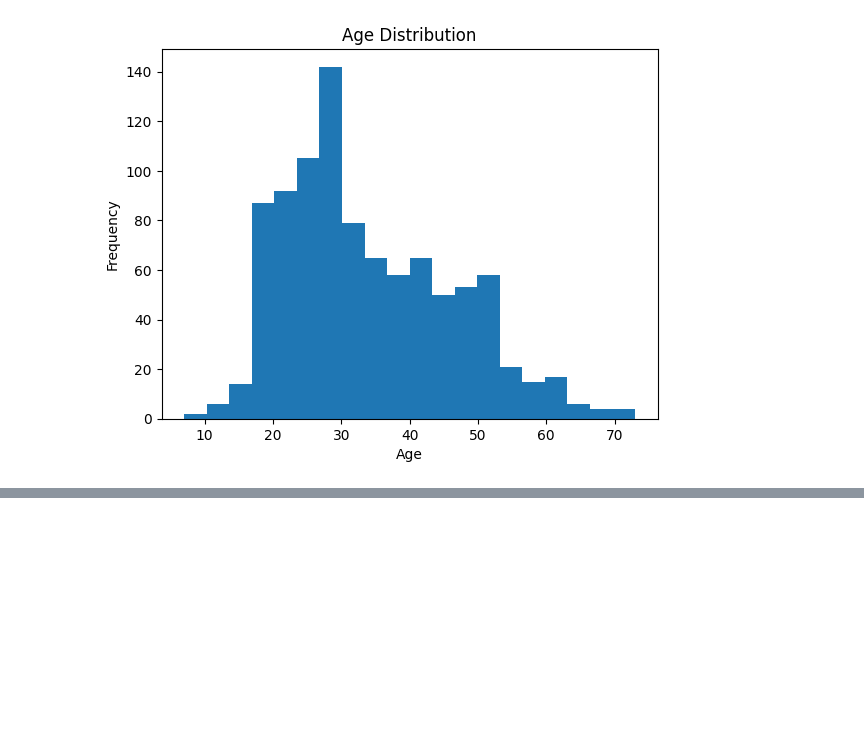
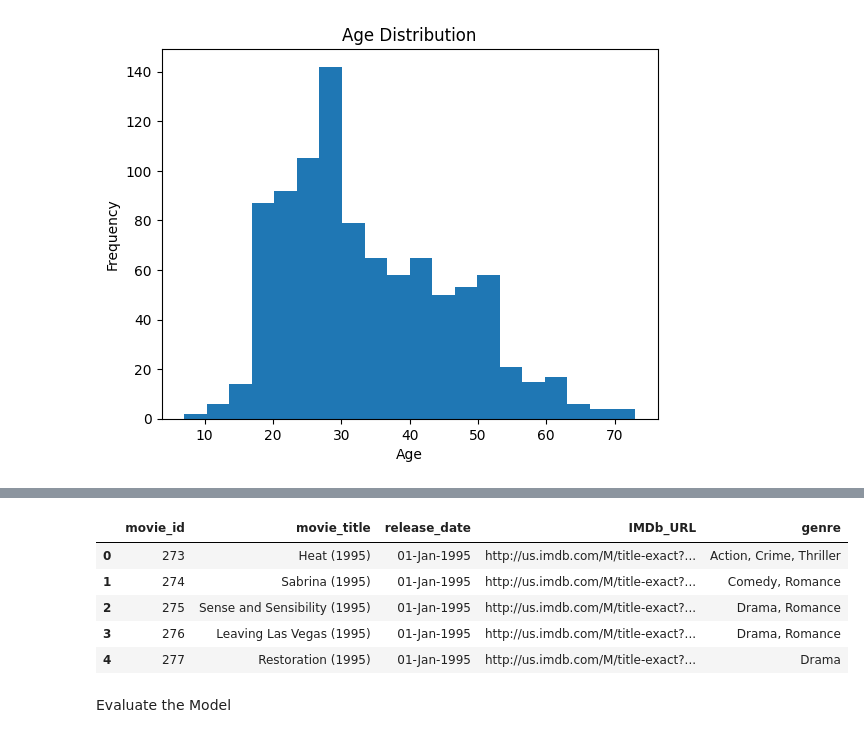
Before and after one commit to ThomasLiuuu/Projects, a Jupyter notebook: Movie Recommend/movie recommend.ipynb, the cells around one changed output, grey strips where cells are left out. Drawn from its saved outputs; the diff is of its cells as text; code cells hidden in the pictures; blank space fills up the shorter version.

Commit message:
load data, graphs, implemented svd

```diff
--- a/Movie Recommend/movie recommend.ipynb
+++ b/Movie Recommend/movie recommend.ipynb
@@ -36,0 +57,37 @@ users['age'].plot(kind='hist', bins=20, title='Age Distribution', xlabel='Age')
+# %%
+users_rating_mean = users_rating.mean(axis=1)
+user_rating = users_rating - users_rating_mean.values.reshape(-1, 1)
+
+u, sigma, vt = np.linalg.svd(user_rating, full_matrices=False)
+
+sigma = np.diag(sigma)
+# %%
+predict_raing = np.dot(np.dot(u, sigma), vt) + users_rating_mean.values.reshape(-1, 1)
+df_predict_rating = pd.DataFrame(predict_raing, columns=users_rating.columns, index=users_rating.index)
+# %%
+def recommend(userid, n = 5):
+  user_row = userid - 1
+  sorted_movie = df_predict_rating.iloc[user_row].sort_values(ascending=False)
+  user_data = ratings[ratings['user_id'] == userid]
+  recommend_movie = (movies[~movies['movie_id'].isin(user_data['item_id'])]
+                     .merge(pd.DataFrame(sorted_movie).reset_index(), how='left', left_on='movie_id', right_on='item_id')
+                     .rename(columns={user_row: 'Predicted Rating'})
+                     .iloc[:n, :-1])
+  def concat_genre(row):
+    genre_list = [genre for genre in genres['genre_id'] if row[genre] == 1]
+    return ', '.join(genre_list)
+  recommend_movie['genre'] = recommend_movie.apply(concat_genre, axis=1)
+  return recommend_movie[['movie_id', 'movie_title', 'release_date', 'IMDb_URL', 'genre']].head(n)
+# %%
+userid = 1
+recom = recommend(userid)
+recom
+# %% [output]
+|  | movie_id | movie_title | release_date | IMDb_URL | genre |
+| 0 | 273 | Heat (1995) | 01-Jan-1995 | http://us.imdb.com/M/title-exact?... | Action, Crime, Thriller |
+| 1 | 274 | Sabrina (1995) | 01-Jan-1995 | http://us.imdb.com/M/title-exact?... | Comedy, Romance |
+| 2 | 275 | Sense and Sensibility (1995) | 01-Jan-1995 | http://us.imdb.com/M/title-exact?... | Drama, Romance |
+| 3 | 276 | Leaving Las Vegas (1995) | 01-Jan-1995 | http://us.imdb.com/M/title-exact?... | Drama, Romance |
+| 4 | 277 | Restoration (1995) | 01-Jan-1995 | http://us.imdb.com/M/title-exact?... | Drama |
+# %% [markdown]
+Evaluate the Model
```
Also changed, not shown: parts of 11 cells of this notebook.
